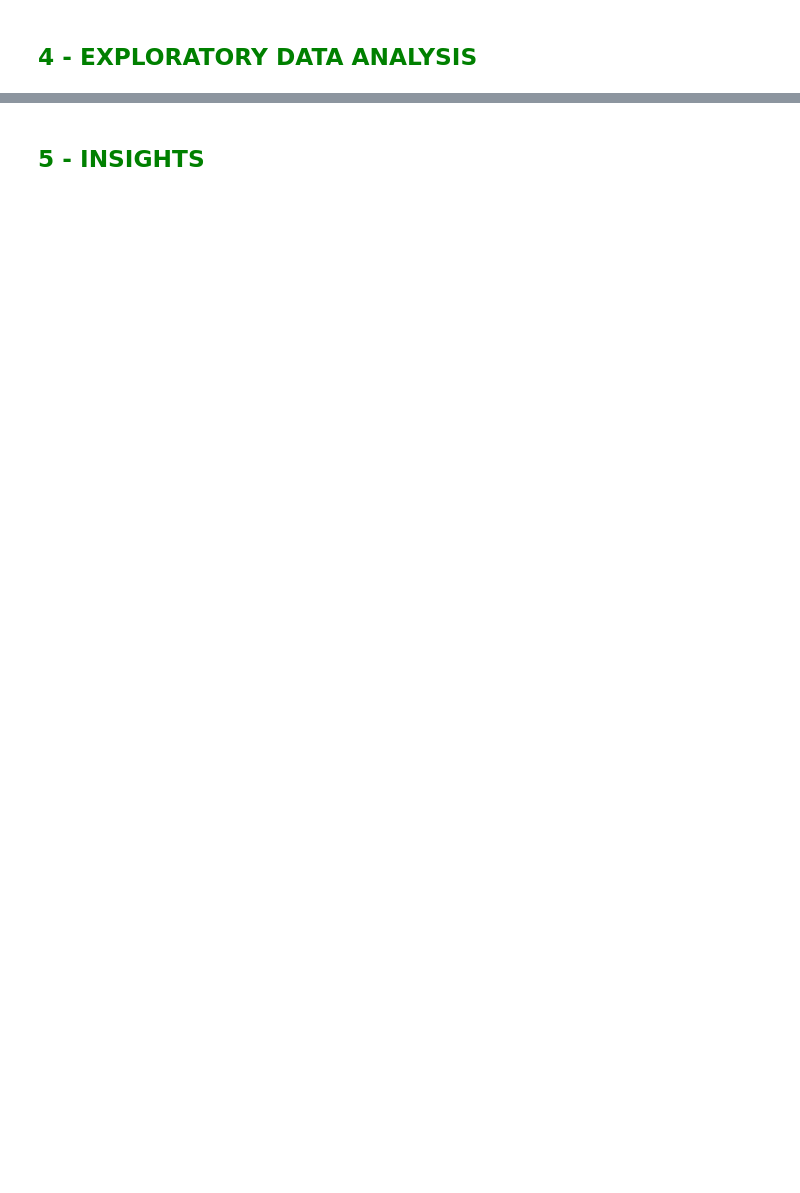
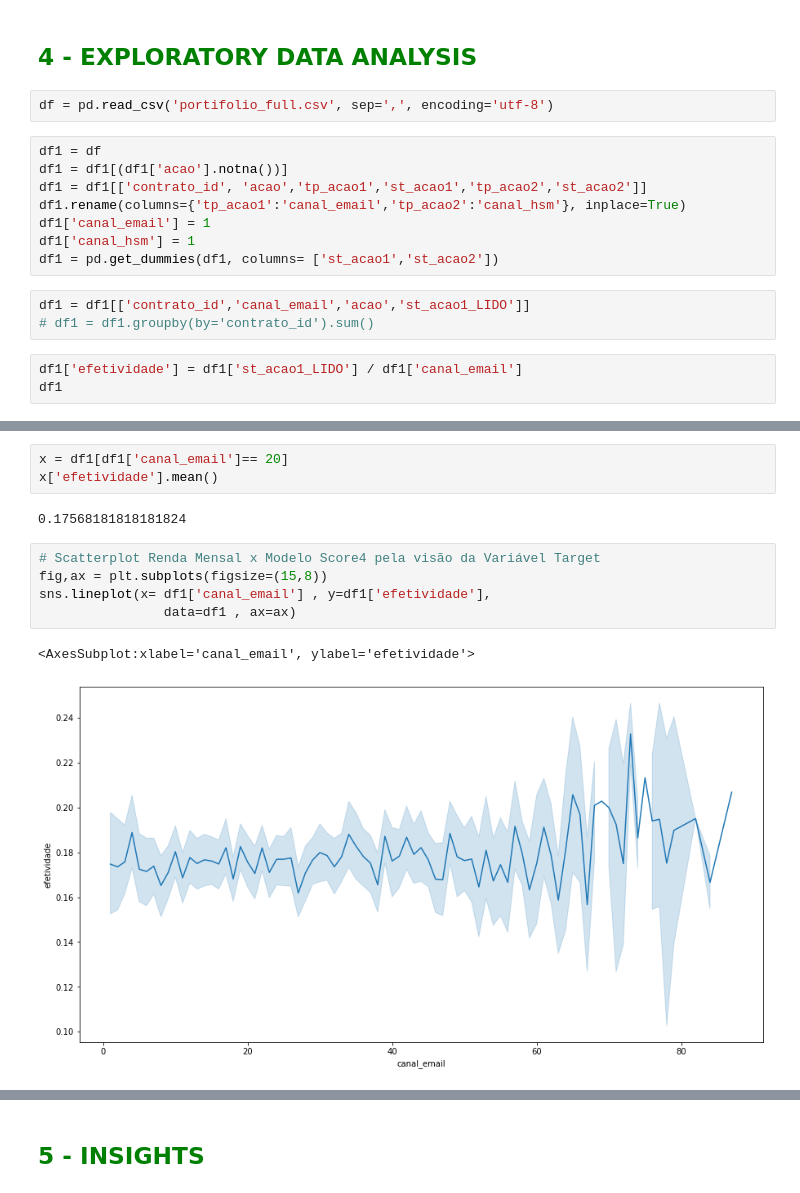
Before and after one commit to Robisonnunes/DC2022_robison_nunes, a Jupyter notebook: data_analysis_dc22.ipynb, the cells around one changed output, grey strips where cells are left out. Saved outputs shown, nothing was run; the diff lists cells and outputs as text; blank space fills up the shorter version.

```diff
--- a/data_analysis_dc22.ipynb
+++ b/data_analysis_dc22.ipynb
@@ -165,2 +329,18 @@ p_clientes = pd.read_csv('Dados_etc/portfolio_comunicados.csv', sep=',', encodin
 # %% [markdown]
 ## <font color=green>  4 -  EXPLORATORY DATA ANALYSIS</font>
+# %%
+df = pd.read_csv('portifolio_full.csv', sep=',', encoding='utf-8')
+# %%
+df1 = df
+df1 = df1[(df1['acao'].notna())]
+df1 = df1[['contrato_id', 'acao','tp_acao1','st_acao1','tp_acao2','st_acao2']]
+df1.rename(columns={'tp_acao1':'canal_email','tp_acao2':'canal_hsm'}, inplace=True)
+df1['canal_email'] = 1
+df1['canal_hsm'] = 1
+df1 = pd.get_dummies(df1, columns= ['st_acao1','st_acao2'])
+# %%
+df1 = df1[['contrato_id','canal_email','acao','st_acao1_LIDO']]
+# df1 = df1.groupby(by='contrato_id').sum()
+# %%
+df1['efetividade'] = df1['st_acao1_LIDO'] / df1['canal_email']
+df1
@@ -166,0 +361,13 @@ p_clientes = pd.read_csv('Dados_etc/portfolio_comunicados.csv', sep=',', encodin
+# %%
+x = df1[df1['canal_email']== 20]
+x['efetividade'].mean()
+# %% [output]
+0.17568181818181824
+# %%
+# Scatterplot Renda Mensal x Modelo Score4 pela visão da Variável Target
+fig,ax = plt.subplots(figsize=(15,8))
+sns.lineplot(x= df1['canal_email'] , y=df1['efetividade'],
+                data=df1 , ax=ax)
+# %% [output]
+<AxesSubplot:xlabel='canal_email', ylabel='efetividade'>
+[figure, added]
```
Also changed, not shown: parts of 37 cells of this notebook, 1 other file.
